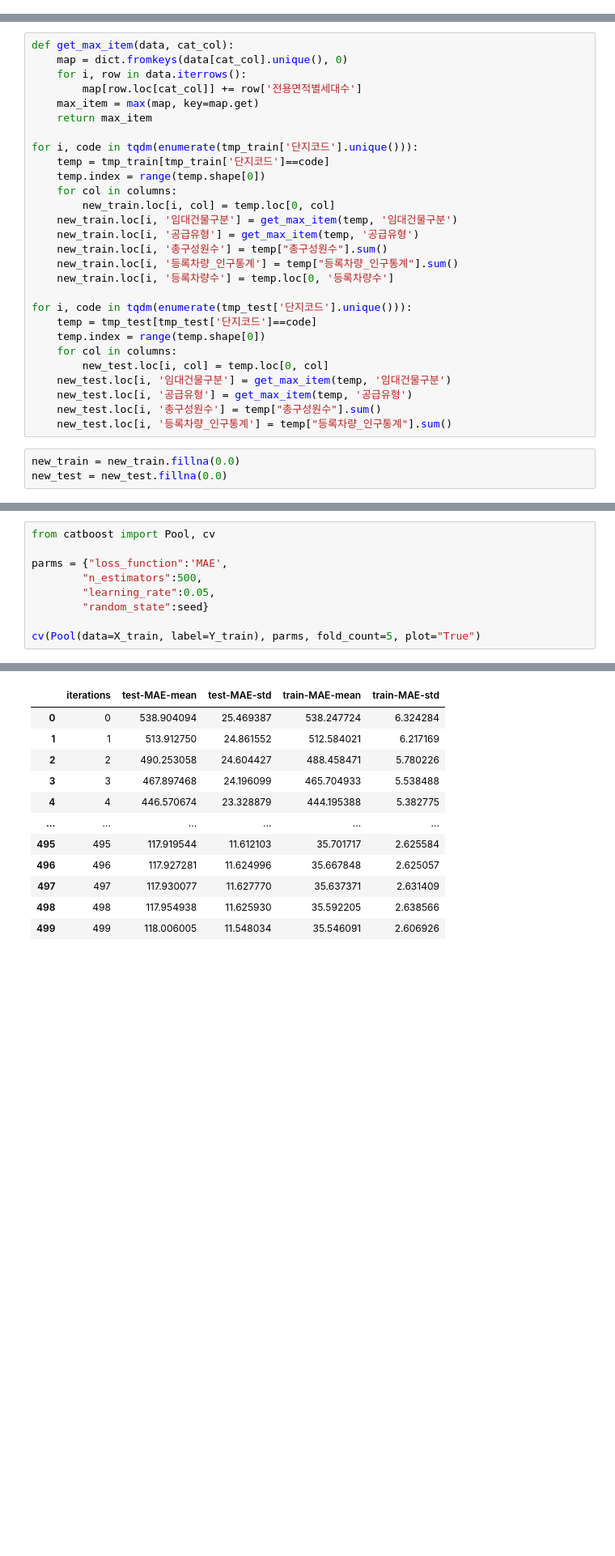
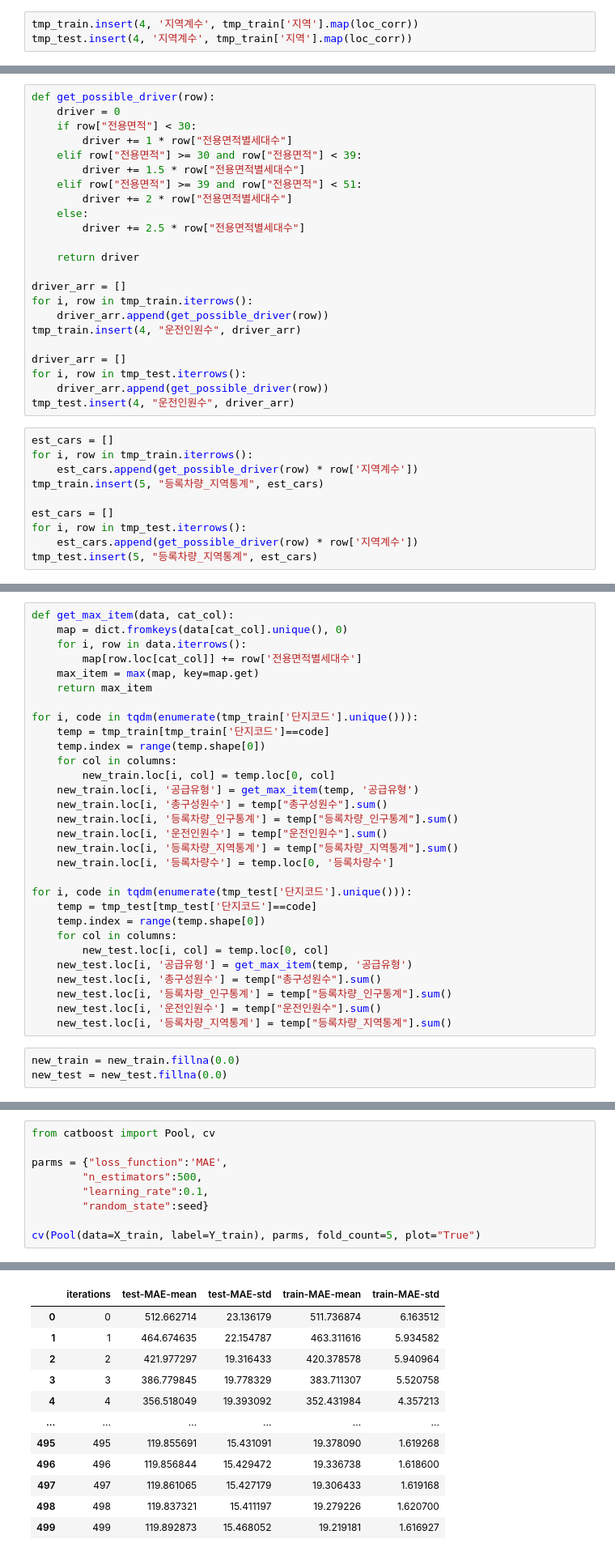
Before and after one commit to gogooma9/-_of_park, a Jupyter notebook: goguma7/cat_baseline/cat_baseline.ipynb, the cells around one changed output, grey strips where cells are left out. Shown at 81% size. Drawn from its saved outputs; the diff is of its cells as text; blank space fills up the shorter version.

```diff
--- a/goguma7/cat_baseline/cat_baseline.ipynb
+++ b/goguma7/cat_baseline/cat_baseline.ipynb
@@ -222,0 +436,3 @@ target = '등록차량수'
+# %%
+tmp_train.insert(4, '지역계수', tmp_train['지역'].map(loc_corr))
+tmp_test.insert(4, '지역계수', tmp_train['지역'].map(loc_corr))
@@ -388,6 +639,39 @@ est_cars = []
 for i, row in tmp_test.iterrows():
     est_cars.append(get_total_population(row) * locals_map[row['지역']])
 tmp_test.insert(3, "등록차량_인구통계", est_cars)
+# %%
+def get_possible_driver(row):
+    driver = 0
+    if row["전용면적"] < 30:
+        driver += 1 * row["전용면적별세대수"]
+    elif row["전용면적"] >= 30 and row["전용면적"] < 39:
+        driver += 1.5 * row["전용면적별세대수"]
+    elif row["전용면적"] >= 39 and row["전용면적"] < 51:
+        driver += 2 * row["전용면적별세대수"]
+    else:
+        driver += 2.5 * row["전용면적별세대수"]
+
+    return driver
+
+driver_arr = []
+for i, row in tmp_train.iterrows():
+    driver_arr.append(get_possible_driver(row))
+tmp_train.insert(4, "운전인원수", driver_arr)
+
+driver_arr = []
+for i, row in tmp_test.iterrows():
+    driver_arr.append(get_possible_driver(row))
+tmp_test.insert(4, "운전인원수", driver_arr)
+# %%
+est_cars = []
+for i, row in tmp_train.iterrows():
+    est_cars.append(get_possible_driver(row) * row['지역계수'])
+tmp_train.insert(5, "등록차량_지역통계", est_cars)
+
+est_cars = []
+for i, row in tmp_test.iterrows():
+    est_cars.append(get_possible_driver(row) * row['지역계수'])
+tmp_test.insert(5, "등록차량_지역통계", est_cars)
 # %%
 tmp_train
 # %% [output]
@@ -464,10 +748,11 @@ for i, code in tqdm(enumerate(tmp_train['단지코드'].unique())):
     temp.index = range(temp.shape[0])
     for col in columns:
         new_train.loc[i, col] = temp.loc[0, col]
-    new_train.loc[i, '임대건물구분'] = get_max_item(temp, '임대건물구분')
     new_train.loc[i, '공급유형'] = get_max_item(temp, '공급유형')
     new_train.loc[i, '총구성원수'] = temp["총구성원수"].sum()
     new_train.loc[i, '등록차량_인구통계'] = temp["등록차량_인구통계"].sum()
+    new_train.loc[i, '운전인원수'] = temp["운전인원수"].sum()
+    new_train.loc[i, '등록차량_지역통계'] = temp["등록차량_지역통계"].sum()
     new_train.loc[i, '등록차량수'] = temp.loc[0, '등록차량수']
 
 for i, code in tqdm(enumerate(tmp_test['단지코드'].unique())):
@@ -475,10 +760,11 @@ for i, code in tqdm(enumerate(tmp_test['단지코드'].unique())):
     temp.index = range(temp.shape[0])
     for col in columns:
         new_test.loc[i, col] = temp.loc[0, col]
-    new_test.loc[i, '임대건물구분'] = get_max_item(temp, '임대건물구분')
     new_test.loc[i, '공급유형'] = get_max_item(temp, '공급유형')
     new_test.loc[i, '총구성원수'] = temp["총구성원수"].sum()
     new_test.loc[i, '등록차량_인구통계'] = temp["등록차량_인구통계"].sum()
+    new_test.loc[i, '운전인원수'] = temp["운전인원수"].sum()
+    new_test.loc[i, '등록차량_지역통계'] = temp["등록차량_지역통계"].sum()
 # %%
 new_train = new_train.fillna(0.0)
 new_test = new_test.fillna(0.0)
@@ -568,7 +854,7 @@ from catboost import Pool, cv
 
 parms = {"loss_function":'MAE',
         "n_estimators":500,
-        "learning_rate":0.05,
+        "learning_rate":0.1,
         "random_state":seed}
 
 cv(Pool(data=X_train, label=Y_train), parms, fold_count=5, plot="True")
@@ -594,15 +880,15 @@ MetricVisualizer(layout=Layout(align_self='stretch', height='500px'))
 |  | iterations | test-MAE-mean | test-MAE-std | train-MAE-mean | train-MAE-std |
-| 0 | 0 | 538.904094 | 25.469387 | 538.247724 | 6.324284 |
-| 1 | 1 | 513.912750 | 24.861552 | 512.584021 | 6.217169 |
-| 2 | 2 | 490.253058 | 24.604427 | 488.458471 | 5.780226 |
-| 3 | 3 | 467.897468 | 24.196099 | 465.704933 | 5.538488 |
-| 4 | 4 | 446.570674 | 23.328879 | 444.195388 | 5.382775 |
+| 0 | 0 | 512.662714 | 23.136179 | 511.736874 | 6.163512 |
+| 1 | 1 | 464.674635 | 22.154787 | 463.311616 | 5.934582 |
+| 2 | 2 | 421.977297 | 19.316433 | 420.378578 | 5.940964 |
+| 3 | 3 | 386.779845 | 19.778329 | 383.711307 | 5.520758 |
+| 4 | 4 | 356.518049 | 19.393092 | 352.431984 | 4.357213 |
 | ... | ... | ... | ... | ... | ... |
-| 495 | 495 | 117.919544 | 11.612103 | 35.701717 | 2.625584 |
-| 496 | 496 | 117.927281 | 11.624996 | 35.667848 | 2.625057 |
-| 497 | 497 | 117.930077 | 11.627770 | 35.637371 | 2.631409 |
-| 498 | 498 | 117.954938 | 11.625930 | 35.592205 | 2.638566 |
-| 499 | 499 | 118.006005 | 11.548034 | 35.546091 | 2.606926 |
+| 495 | 495 | 119.855691 | 15.431091 | 19.378090 | 1.619268 |
+| 496 | 496 | 119.856844 | 15.429472 | 19.336738 | 1.618600 |
+| 497 | 497 | 119.861065 | 15.427179 | 19.306433 | 1.619168 |
+| 498 | 498 | 119.837321 | 15.411197 | 19.279226 | 1.620700 |
+| 499 | 499 | 119.892873 | 15.468052 | 19.219181 | 1.616927 |
 500 rows × 5 columns
 # %%
 from sklearn.metrics import mean_absolute_error
```
Also changed, not shown: parts of 25 cells of this notebook.
